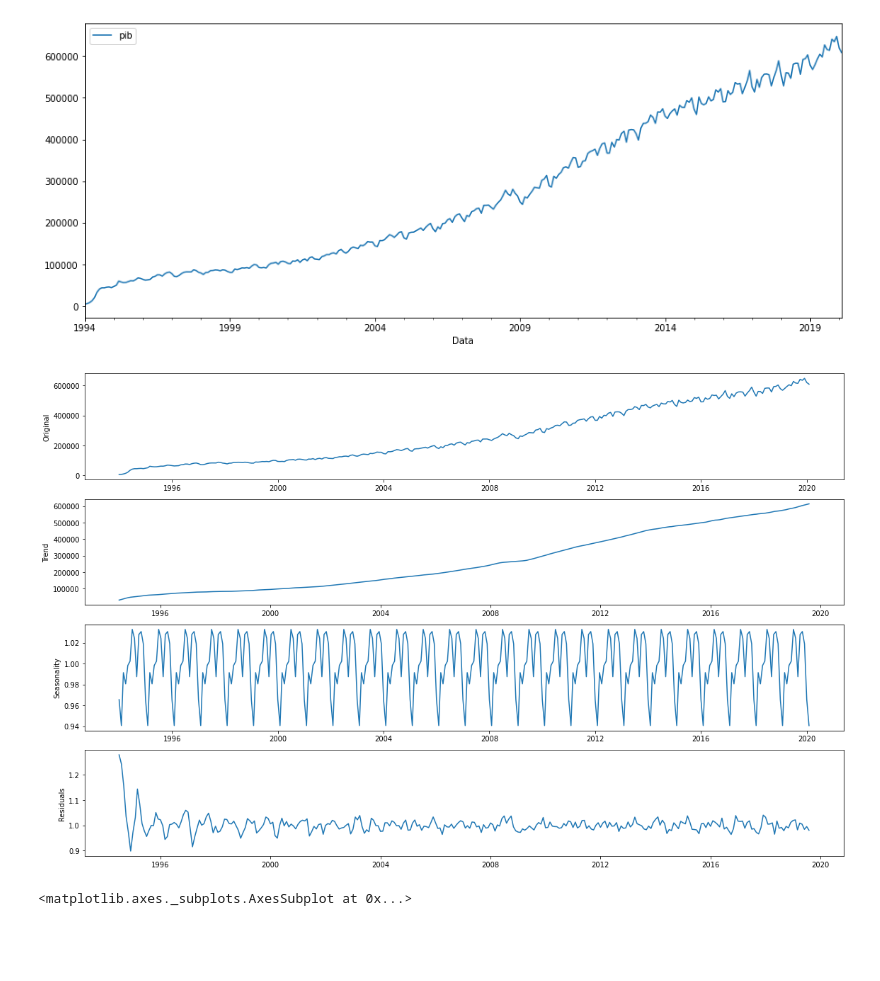
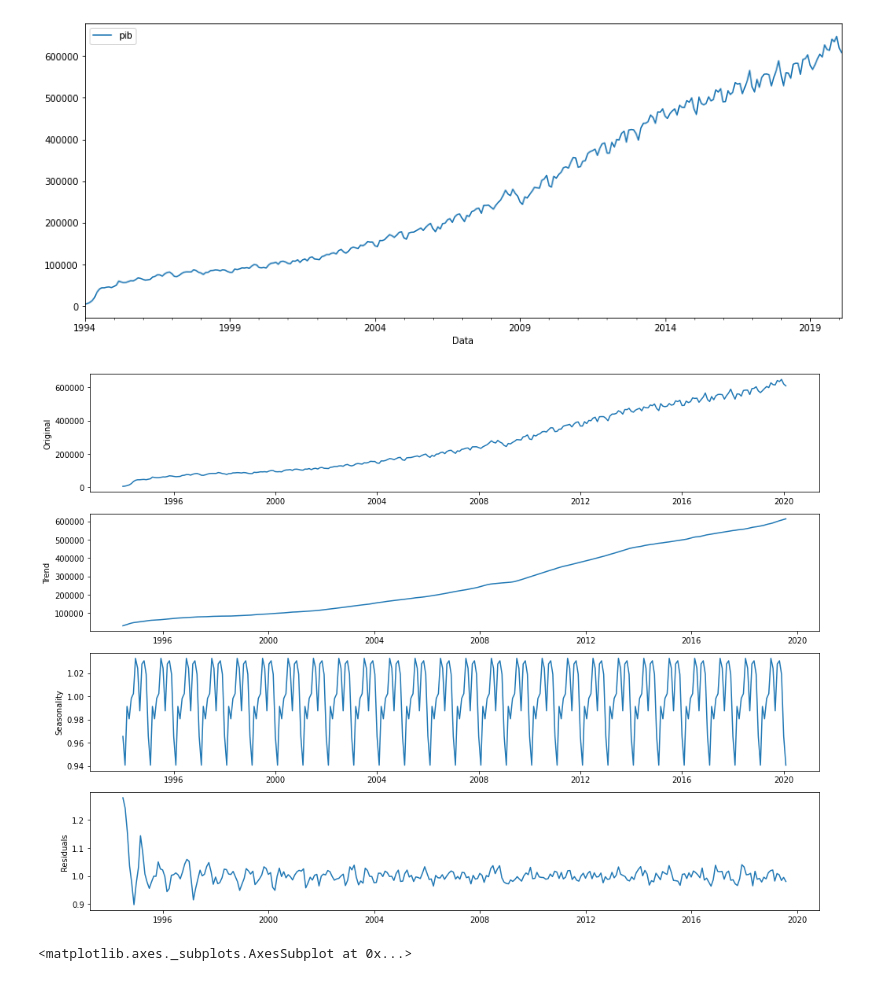
Before and after one commit to mmbs1989/TCC-PUCMINAS, a Jupyter notebook: Notebook_TCC_PUC.ipynb, the cells around one changed output. Cells and saved outputs as stored; diff of their text form; code cells hidden in the pictures; blank space fills up the shorter version.

```diff
--- a/Notebook_TCC_PUC.ipynb
+++ b/Notebook_TCC_PUC.ipynb
@@ -263,26 +263,26 @@ dfpib.plot(figsize=(15,6))
 # %%
 #Decomposição da série temporal
 decomposition = seasonal_decompose(dfpib, model='multiplicative')
 trend = decomposition.trend
 seasonal = decomposition.seasonal
 residual = decomposition.resid
-plt.figure(figsize=(16,10))
+plt.figure(figsize=(14,10))
 plt.subplot(411)
 plt.plot(dfpib)
 plt.ylabel('Original')
 plt.subplot(412)
 plt.plot(trend)
 plt.ylabel('Trend')
 plt.subplot(413)
 plt.plot(seasonal)
 plt.ylabel('Seasonality')
 plt.subplot(414)
 plt.plot(residual)
 plt.ylabel('Residuals')
 plt.tight_layout()
 plt.show()
 # %% [output]
-[figure, old version]
+[figure, new version]
 # %%
 # Análise dos períodos de sazonalidade
 dfpib.groupby(dfpib.index.month).mean().plot(kind='bar')
```
Also changed, not shown: parts of 26 cells of this notebook.
